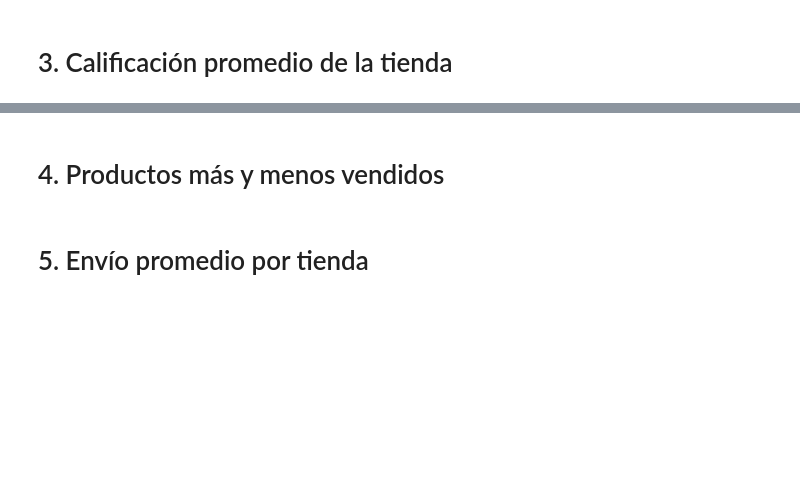
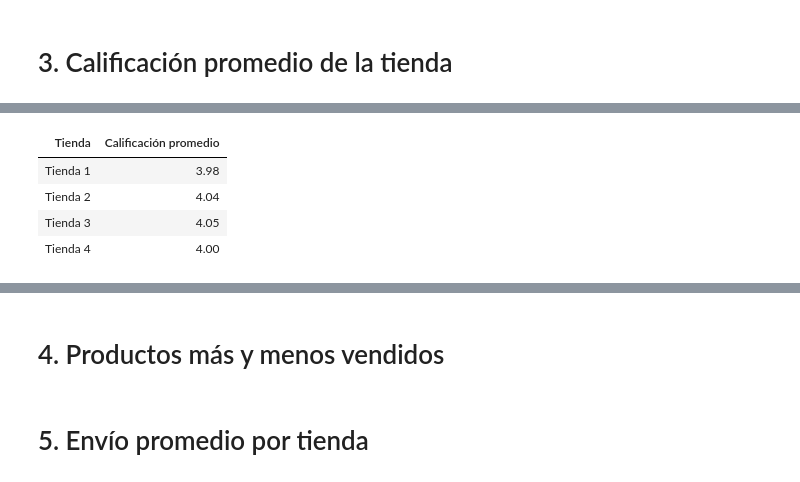
Before and after one commit to xsebet/AluraStoreLatam, a Jupyter notebook: AluraStoreLatam.ipynb, the cells around one changed output, grey strips where cells are left out. Drawn from its saved outputs; the diff is of its cells as text; code cells hidden in the pictures; blank space fills up the shorter version.

```diff
--- a/AluraStoreLatam.ipynb
+++ b/AluraStoreLatam.ipynb
@@ -174,0 +161,25 @@ plt.show()
+# %%
+# Calcular la calificación promedio para cada tienda
+promedio_tienda1 = tienda['Calificación'].mean()
+promedio_tienda2 = tienda2['Calificación'].mean()
+promedio_tienda3 = tienda3['Calificación'].mean()
+promedio_tienda4 = tienda4['Calificación'].mean()
+
+df_promedio_calificacion = pd.DataFrame({
+    'Tienda': ['Tienda 1',
+               'Tienda 2',
+               'Tienda 3',
+               'Tienda 4'],
+    'Calificación promedio': [promedio_tienda1,
+                              promedio_tienda2,
+                              promedio_tienda3,
+                              promedio_tienda4]
+})
+
+display(df_promedio_calificacion.style.hide(axis="index").format({'Calificación promedio': '{:.2f}'}))
+# %% [output]
+| Tienda | Calificación promedio |
+| Tienda 1 | 3.98 |
+| Tienda 2 | 4.04 |
+| Tienda 3 | 4.05 |
+| Tienda 4 | 4.00 |
```
Also changed, not shown: parts of 4 cells of this notebook.
